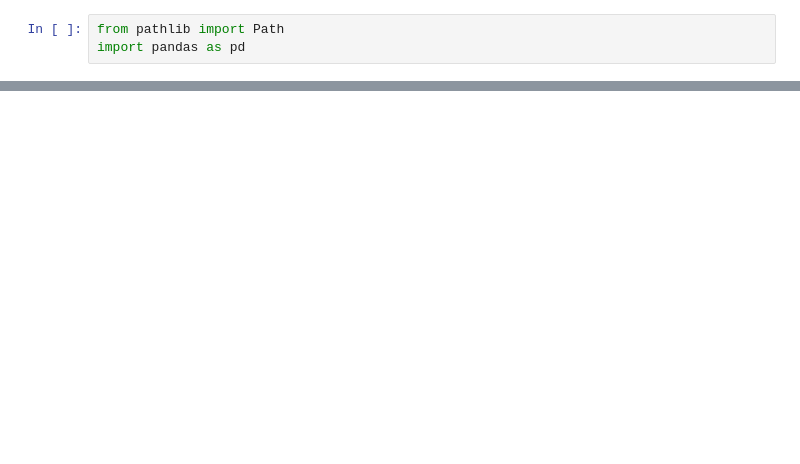
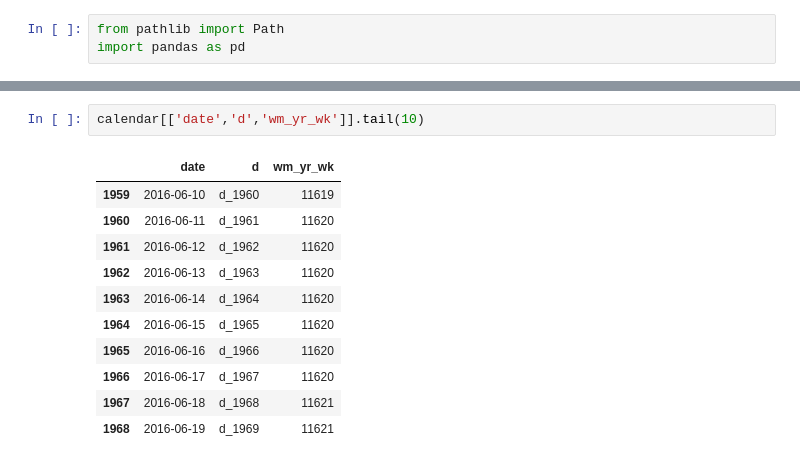
Before and after one commit to sarvesh0005/Retail-Demand-Forecasting, a Jupyter notebook: notebooks/01_data_understanding.ipynb, the cells around one changed output, grey strips where cells are left out. Cells and saved outputs as stored; diff of their text form; blank space fills up the shorter version.

```diff
--- a/notebooks/01_data_understanding.ipynb
+++ b/notebooks/01_data_understanding.ipynb
@@ -11,0 +154,14 @@ FileNotFoundError: [Errno 2] No such file or directory: '..\\data\\raw\\m5\\cale
+# %%
+calendar[['date','d','wm_yr_wk']].tail(10)
+# %% [output]
+|  | date | d | wm_yr_wk |
+| 1959 | 2016-06-10 | d_1960 | 11619 |
+| 1960 | 2016-06-11 | d_1961 | 11620 |
+| 1961 | 2016-06-12 | d_1962 | 11620 |
+| 1962 | 2016-06-13 | d_1963 | 11620 |
+| 1963 | 2016-06-14 | d_1964 | 11620 |
+| 1964 | 2016-06-15 | d_1965 | 11620 |
+| 1965 | 2016-06-16 | d_1966 | 11620 |
+| 1966 | 2016-06-17 | d_1967 | 11620 |
+| 1967 | 2016-06-18 | d_1968 | 11621 |
+| 1968 | 2016-06-19 | d_1969 | 11621 |
```
Also changed, not shown: parts of 19 cells of this notebook.
